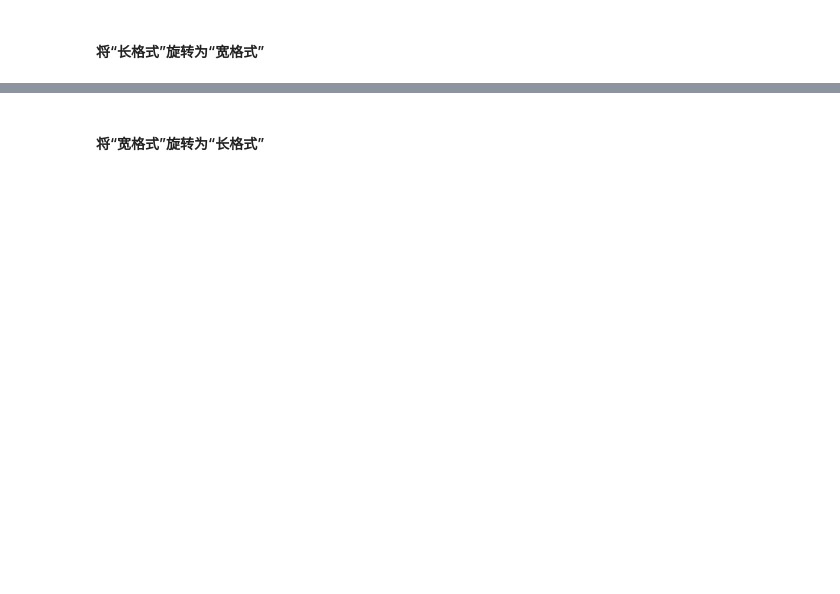
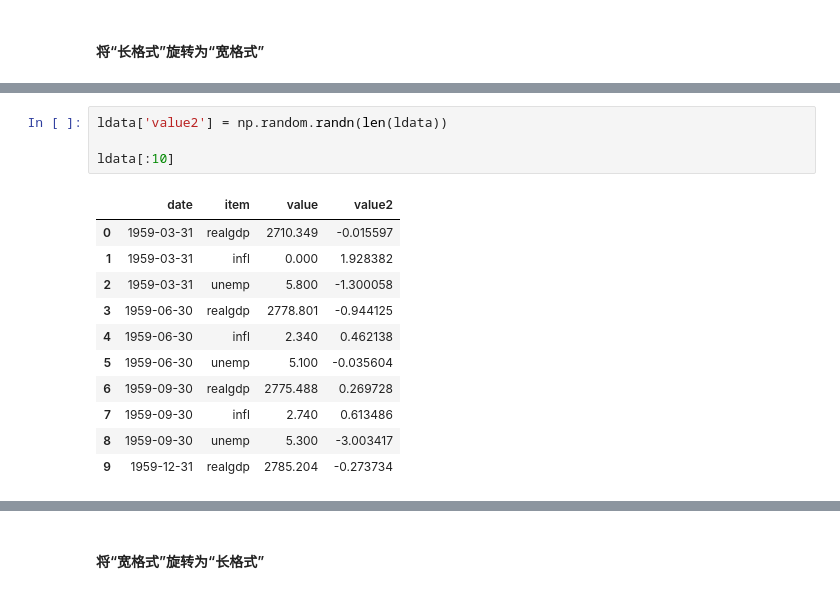
Before and after one commit to ldsfcj/learngit, a Jupyter notebook: DataWhale_Task3_C7AndC8.ipynb, the cells around one changed output, grey strips where cells are left out. Saved outputs shown, nothing was run; the diff lists cells and outputs as text; blank space fills up the shorter version.

```diff
--- a/DataWhale_Task3_C7AndC8.ipynb
+++ b/DataWhale_Task3_C7AndC8.ipynb
@@ -1636,0 +1878,16 @@ pd.concat([df1, df2], ignore_index=True)
+# %%
+ldata['value2'] = np.random.randn(len(ldata))
+
+ldata[:10]
+# %% [output]
+|  | date | item | value | value2 |
+| 0 | 1959-03-31 | realgdp | 2710.349 | -0.015597 |
+| 1 | 1959-03-31 | infl | 0.000 | 1.928382 |
+| 2 | 1959-03-31 | unemp | 5.800 | -1.300058 |
+| 3 | 1959-06-30 | realgdp | 2778.801 | -0.944125 |
+| 4 | 1959-06-30 | infl | 2.340 | 0.462138 |
+| 5 | 1959-06-30 | unemp | 5.100 | -0.035604 |
+| 6 | 1959-09-30 | realgdp | 2775.488 | 0.269728 |
+| 7 | 1959-09-30 | infl | 2.740 | 0.613486 |
+| 8 | 1959-09-30 | unemp | 5.300 | -3.003417 |
+| 9 | 1959-12-31 | realgdp | 2785.204 | -0.273734 |
```
Also changed, not shown: parts of 21 cells of this notebook.
